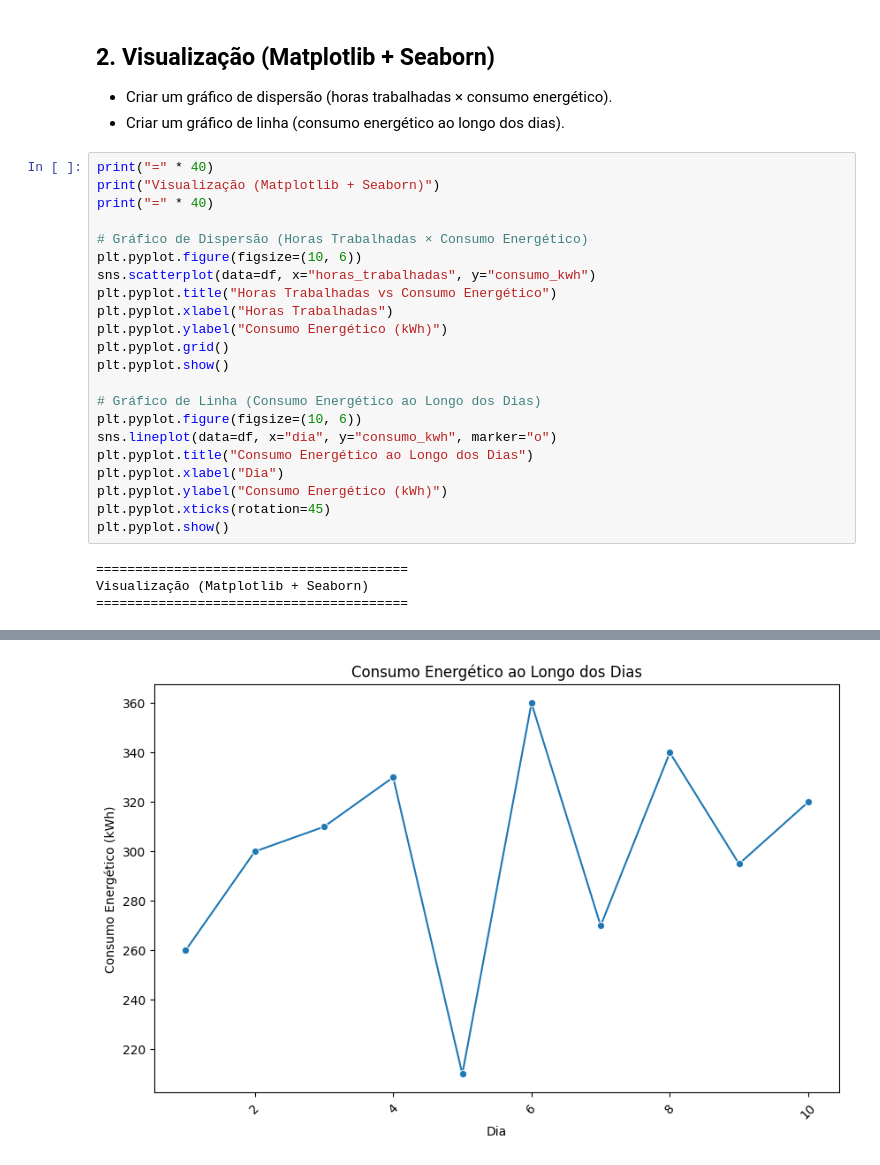
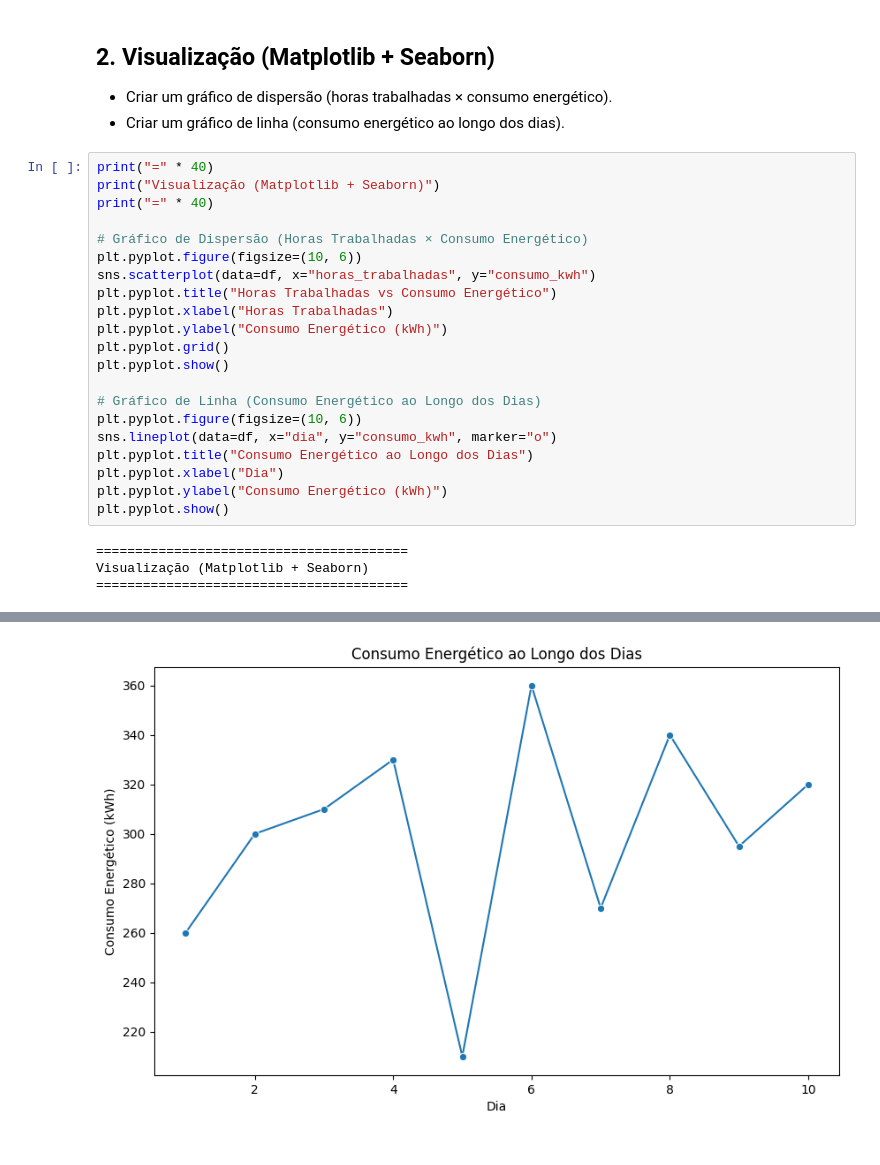
Before and after one commit to DavyAndrade/4UBD, a Jupyter notebook: FabricaInteligente/main.ipynb, the cells around one changed output, grey strips where cells are left out. Cells and saved outputs as stored; diff of their text form.

```diff
--- a/FabricaInteligente/main.ipynb
+++ b/FabricaInteligente/main.ipynb
@@ -89,28 +114,27 @@ Dia com Menor Produção: 5
 # %%
 print("=" * 40)
 print("Visualização (Matplotlib + Seaborn)")
 print("=" * 40)
 
 # Gráfico de Dispersão (Horas Trabalhadas × Consumo Energético)
 plt.pyplot.figure(figsize=(10, 6))
 sns.scatterplot(data=df, x="horas_trabalhadas", y="consumo_kwh")
 plt.pyplot.title("Horas Trabalhadas vs Consumo Energético")
 plt.pyplot.xlabel("Horas Trabalhadas")
 plt.pyplot.ylabel("Consumo Energético (kWh)")
 plt.pyplot.grid()
 plt.pyplot.show()
 
 # Gráfico de Linha (Consumo Energético ao Longo dos Dias)
 plt.pyplot.figure(figsize=(10, 6))
 sns.lineplot(data=df, x="dia", y="consumo_kwh", marker="o")
 plt.pyplot.title("Consumo Energético ao Longo dos Dias")
 plt.pyplot.xlabel("Dia")
 plt.pyplot.ylabel("Consumo Energético (kWh)")
-plt.pyplot.xticks(rotation=45)
 plt.pyplot.show()
 # %% [output]
 ========================================
 Visualização (Matplotlib + Seaborn)
 ========================================
 [figure]
-[figure, old version]
+[figure, new version]
```
Also changed, not shown: parts of 3 cells of this notebook, 1 other file.
